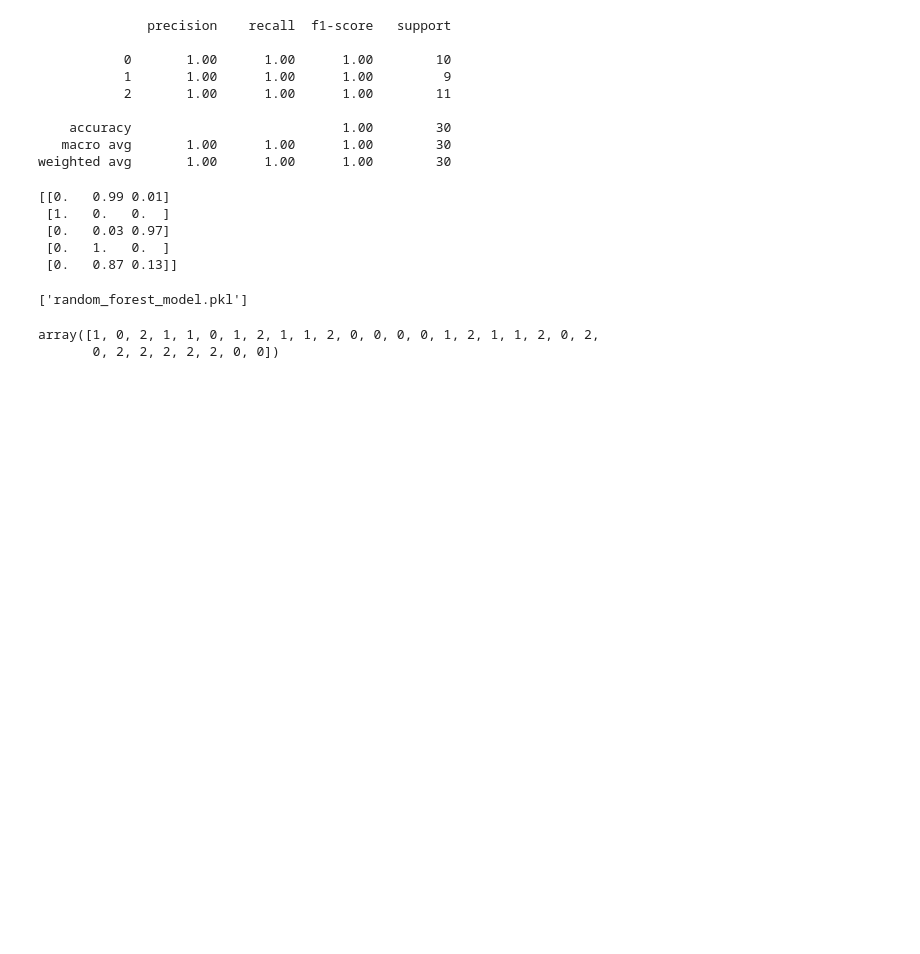
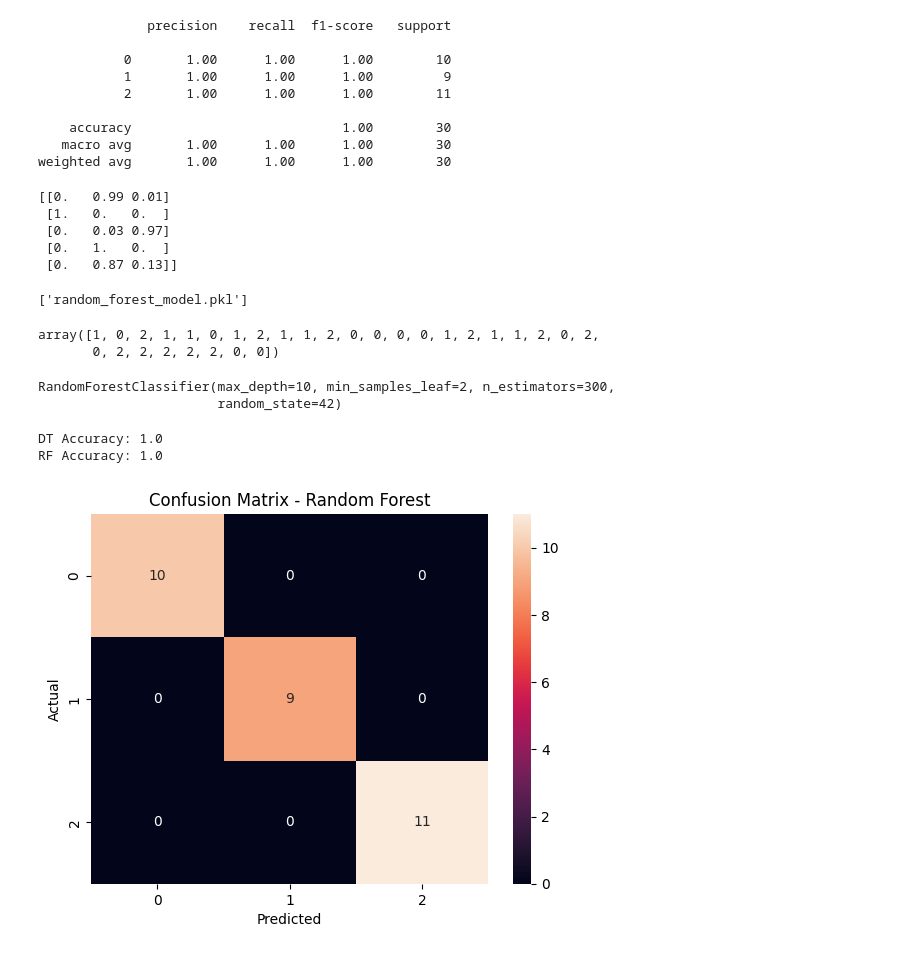
Before and after one commit to ChaturvedyShalini/ml-learning-journey, a Jupyter notebook: random_forest.ipynb, the cells around one changed output. Drawn from its saved outputs; the diff is of its cells as text; code cells hidden in the pictures; blank space fills up the shorter version.

```diff
--- a/random_forest.ipynb
+++ b/random_forest.ipynb
@@ -170,3 +170,43 @@ loaded_model.predict(X_test)
 # %% [output]
 array([1, 0, 2, 1, 1, 0, 1, 2, 1, 1, 2, 0, 0, 0, 0, 1, 2, 1, 1, 2, 0, 2,
        0, 2, 2, 2, 2, 2, 0, 0])
+# %%
+rf_custom = RandomForestClassifier(
+    n_estimators=300,
+    max_depth=10,
+    min_samples_leaf=2,
+    max_features='sqrt',
+    random_state=42
+)
+
+rf_custom.fit(X_train, y_train)
+# %% [output]
+RandomForestClassifier(max_depth=10, min_samples_leaf=2, n_estimators=300,
+                       random_state=42)
+# %%
+from sklearn.tree import DecisionTreeClassifier
+
+dt = DecisionTreeClassifier(random_state=42)
+rf = RandomForestClassifier(n_estimators=100, random_state=42)
+
+dt.fit(X_train, y_train)
+rf.fit(X_train, y_train)
+
+print("DT Accuracy:", dt.score(X_test, y_test))
+print("RF Accuracy:", rf.score(X_test, y_test))
+# %% [output]
+DT Accuracy: 1.0
+RF Accuracy: 1.0
+# %%
+import matplotlib.pyplot as plt
+import seaborn as sns
+
+cm = confusion_matrix(y_test, y_pred)
+
+sns.heatmap(cm, annot=True, fmt='d')
+plt.xlabel("Predicted")
+plt.ylabel("Actual")
+plt.title("Confusion Matrix - Random Forest")
+plt.show()
+# %% [output]
+[figure, added]
```
